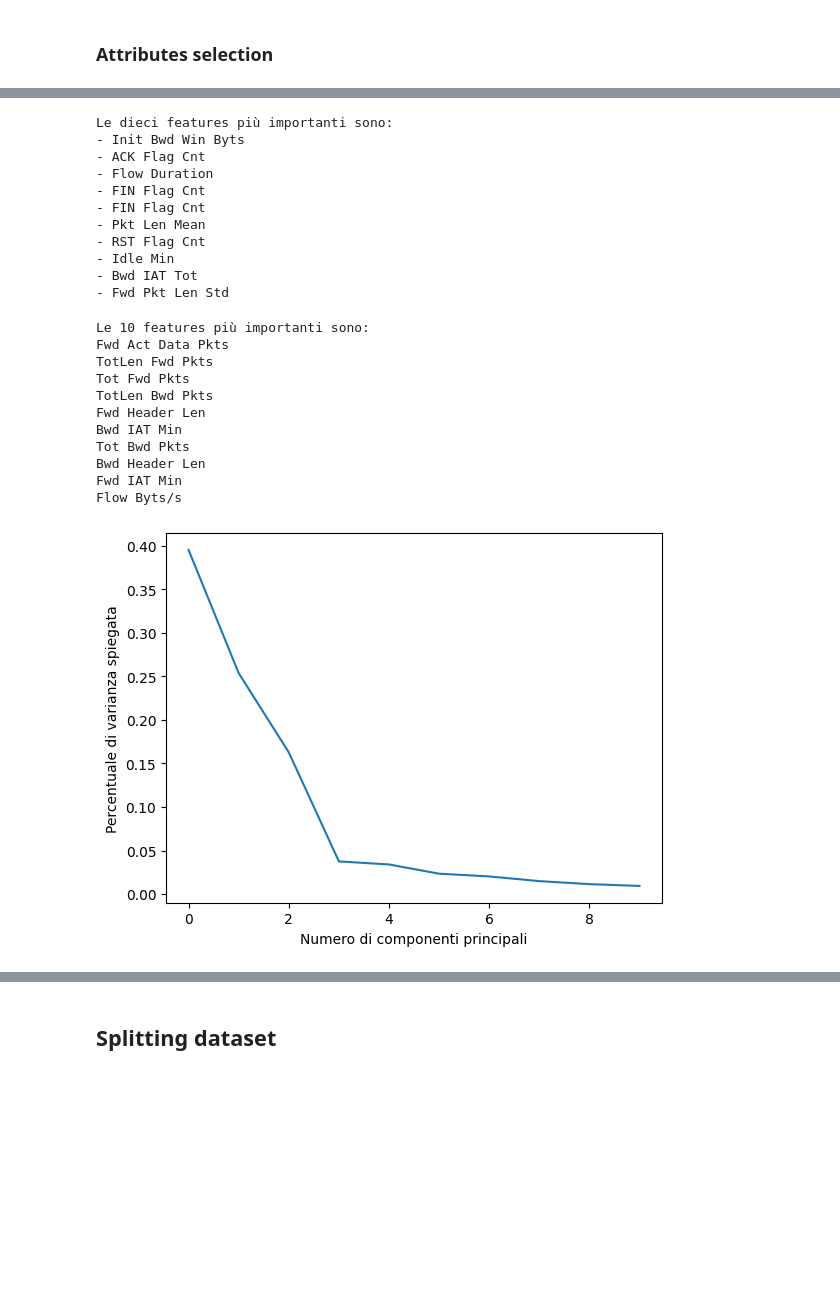
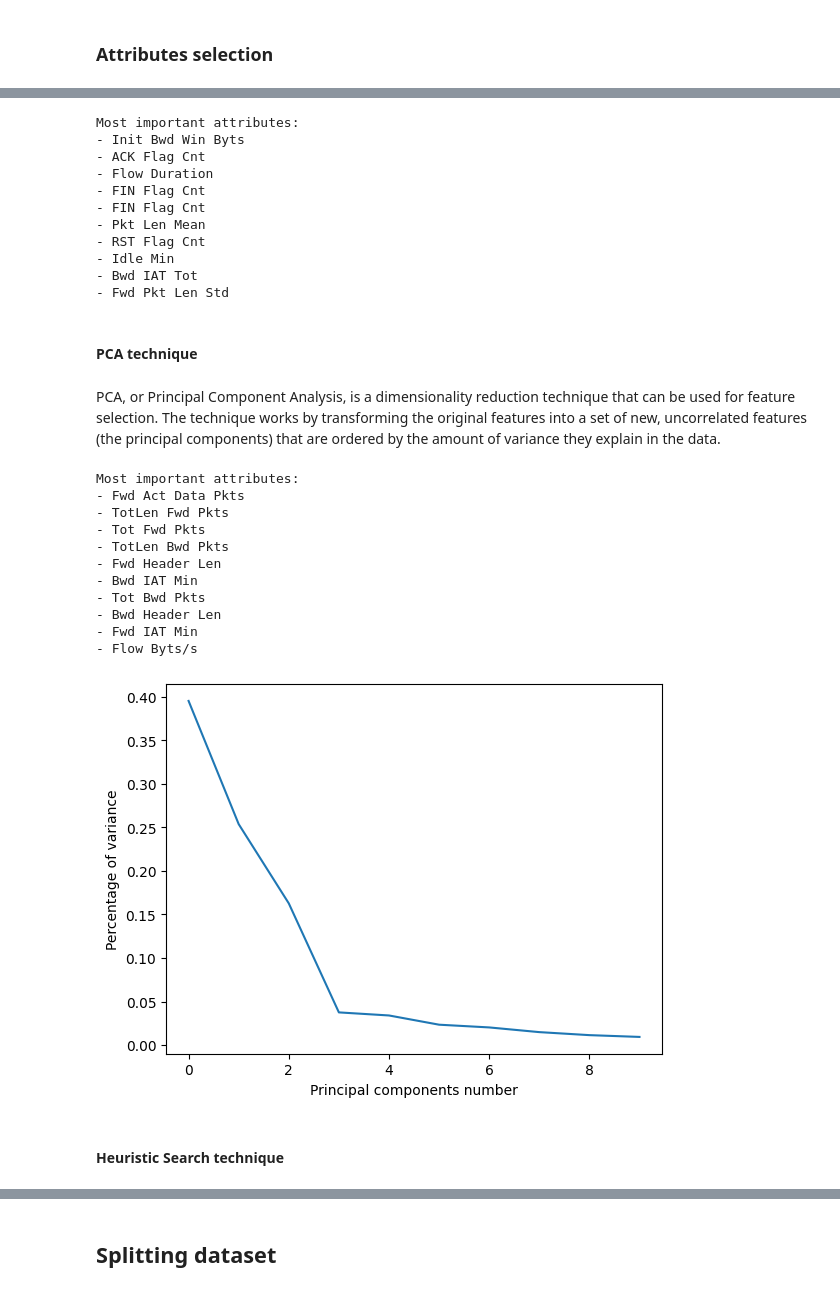
Before and after one commit to GPericone/Botnet-Detection-using-ML, a Jupyter notebook: project.ipynb, the cells around one changed output, grey strips where cells are left out. Cells and saved outputs as stored; diff of their text form; code cells hidden in the pictures; blank space fills up the shorter version.

```diff
--- a/project.ipynb
+++ b/project.ipynb
@@ -236,0 +315,12 @@ Threshold: 0.12
+# %%
+# Calculates correlations between attributes and target_variable
+df_to_corr = df
+corr = df_to_corr.drop(columns=['Label']).corrwith(df_to_corr['Label'])
+
+# Selects attributes with a correlation greater than a chosen threshold
+threshold = 0.5 # It is worth 0.12 because it allows us to get 10 values
+important_attributes = corr[corr > threshold].keys()
+
+print("Most correlated attributes:")
+for i in important_attributes:
+    print("- {}".format(i))
@@ -262,21 +379,20 @@ Top 10 most important features: ['Init Bwd Win Byts', 'Flow IAT Min', 'Bwd Heade
 # %%
-# Inizializzare la SVD
+# SVD initialization
 svd = TruncatedSVD(n_components=10)
 
 df_to_svd= df.drop('Label', axis=1)
 
-# Eseguire la riduzione delle dimensioni delle features
+# Perform attribute dimension reduction
 df_svd = svd.fit_transform(df_to_svd)
 
-feature_names = list(df_to_svd.columns)
+attribute_names = list(df_to_svd.columns)
 
-# Stampare i nomi delle dieci features più importanti
-print("Le dieci features più importanti sono:")
+print("Most important attributes:")
 for i in range(10):
-    feature_index = svd.components_[i].argmax()
-    print("- {}".format(feature_names[feature_index]))
+    attribute_index = svd.components_[i].argmax()
+    print("- {}".format(attribute_names[attribute_index]))
 # %% [output]
-Le dieci features più importanti sono:
+Most important attributes:
 - Init Bwd Win Byts
 - ACK Flag Cnt
 - Flow Duration
@@ -287,39 +403,43 @@ Le dieci features più importanti sono:
 - Idle Min
 - Bwd IAT Tot
 - Fwd Pkt Len Std
+# %% [markdown]
+#### PCA technique
+# %% [markdown]
+PCA, or Principal Component Analysis, is a dimensionality reduction technique that can be used for feature selection. The technique works by transforming the original features into a set of new, uncorrelated features (the principal components) that are ordered by the amount of variance they explain in the data.
 # %%
-# Creazione di un oggetto PCA
+# PCA object creation
 df_pca = df.drop('Label', axis=1)
 pca = PCA(n_components=10)
 pca.fit(df_pca)
 
-# Estrazione delle caratteristiche selezionate
 X_pca = pca.transform(df_pca)
-# Calcola le feature importati dalla PCA
-feature_importance = np.abs(pca.components_[0])
+# Attribute importances calculation
+attribute_importance = np.abs(pca.components_[0])
 
-# Ordina le feature in base all'importanza
-sorted_idx = np.argsort(feature_importance)
+# Sorting attributes by importance
+sorted_idx = np.argsort(attribute_importance)
 
-# Stampa le 10 features più importanti
-print("Le 10 features più importanti sono:")
+print("Most important attributes:")
 for i in range(10):
-    print(df_pca.columns[sorted_idx[i]])
+    print("- {}".format(df_pca.columns[sorted_idx[i]]))
 
 plt.plot(pca.explained_variance_ratio_)
-plt.xlabel('Numero di componenti principali')
-plt.ylabel('Percentuale di varianza spiegata')
+plt.xlabel('Principal components number')
+plt.ylabel('Percentage of variance')
 plt.show()
 # %% [output]
-Le 10 features più importanti sono:
-Fwd Act Data Pkts
-TotLen Fwd Pkts
-Tot Fwd Pkts
-TotLen Bwd Pkts
-Fwd Header Len
-Bwd IAT Min
-Tot Bwd Pkts
-Bwd Header Len
-Fwd IAT Min
-Flow Byts/s
+Most important attributes:
+- Fwd Act Data Pkts
+- TotLen Fwd Pkts
+- Tot Fwd Pkts
+- TotLen Bwd Pkts
+- Fwd Header Len
+- Bwd IAT Min
+- Tot Bwd Pkts
+- Bwd Header Len
+- Fwd IAT Min
+- Flow Byts/s
-[figure, old version]
+[figure, new version]
+# %% [markdown]
+#### Heuristic Search technique
```
Also changed, not shown: parts of 50 cells of this notebook.
